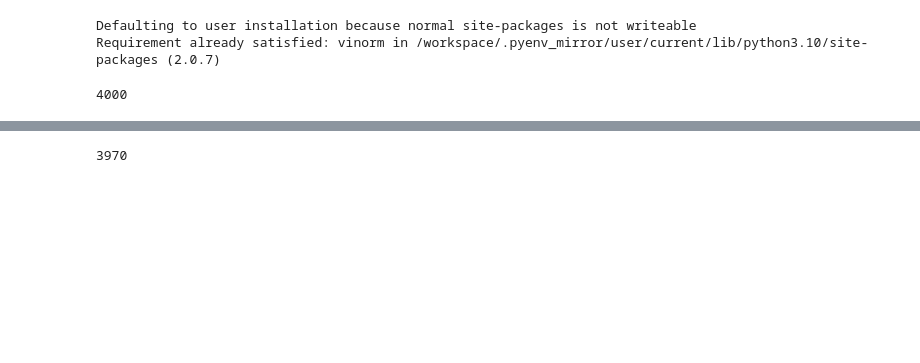
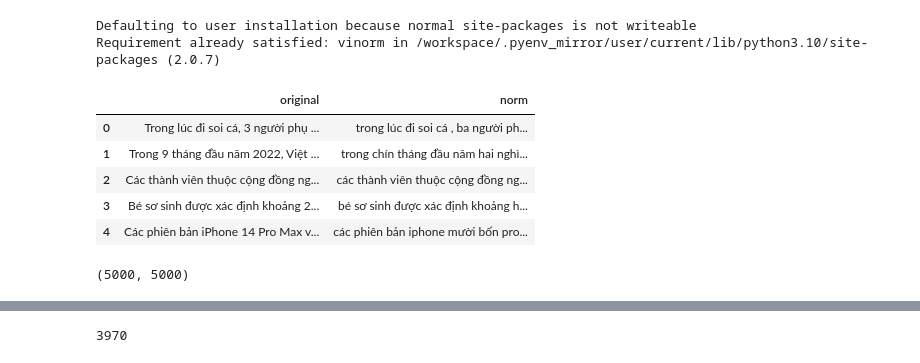
Before and after one commit to khanhthanhdev/RAG-code-assistant, a Jupyter notebook: usellama.ipynb, the cells around one changed output, grey strips where cells are left out. Drawn from its saved outputs; the diff is of its cells as text; code cells hidden in the pictures; blank space fills up the shorter version.

```diff
--- a/usellama.ipynb
+++ b/usellama.ipynb
@@ -10,7 +10,7 @@ Defaulting to user installation because normal site-packages is not writeable
 Requirement already satisfied: vinorm in /workspace/.pyenv_mirror/user/current/lib/python3.10/site-packages (2.0.7)
 # %%
 import pandas as pd
-data = pd.read_csv("data27k.csv")
+data = pd.read_csv("shuffle27k.csv")
 # %%
 import json
 
@@ -24,6 +24,15 @@ def parse_output(response_str):
     return parsed_content
 # %%
 test_data = data
+# %%
+test_data.head()
+# %% [output]
+|  | original | norm |
+| 0 | Trong lúc đi soi cá, 3 người phụ ... | trong lúc đi soi cá , ba người ph... |
+| 1 | Trong 9 tháng đầu năm 2022, Việt ... | trong chín tháng đầu năm hai nghì... |
+| 2 | Các thành viên thuộc cộng đồng ng... | các thành viên thuộc cộng đồng ng... |
+| 3 | Bé sơ sinh được xác định khoảng 2... | bé sơ sinh được xác định khoảng h... |
+| 4 | Các phiên bản iPhone 14 Pro Max v... | các phiên bản iphone mười bốn pro... |
 # %%
 org_list = test_data["original"].tolist()
 norm_list = test_data["norm"].tolist()
@@ -34,3 +43,7 @@ test_org_list = org_list[1000:5000]
+# %%
+len(test_norm_list), len(test_org_list)
+# %% [output]
+(5000, 5000)
 # %%
 combined_sentences = []
 
@@ -40,4 +52,0 @@ for i in range(len(test_norm_list)):
-# %%
-len(combined_sentences)
-# %% [output]
-4000
```
Also changed, not shown: parts of 17 cells of this notebook, 2 other files.
